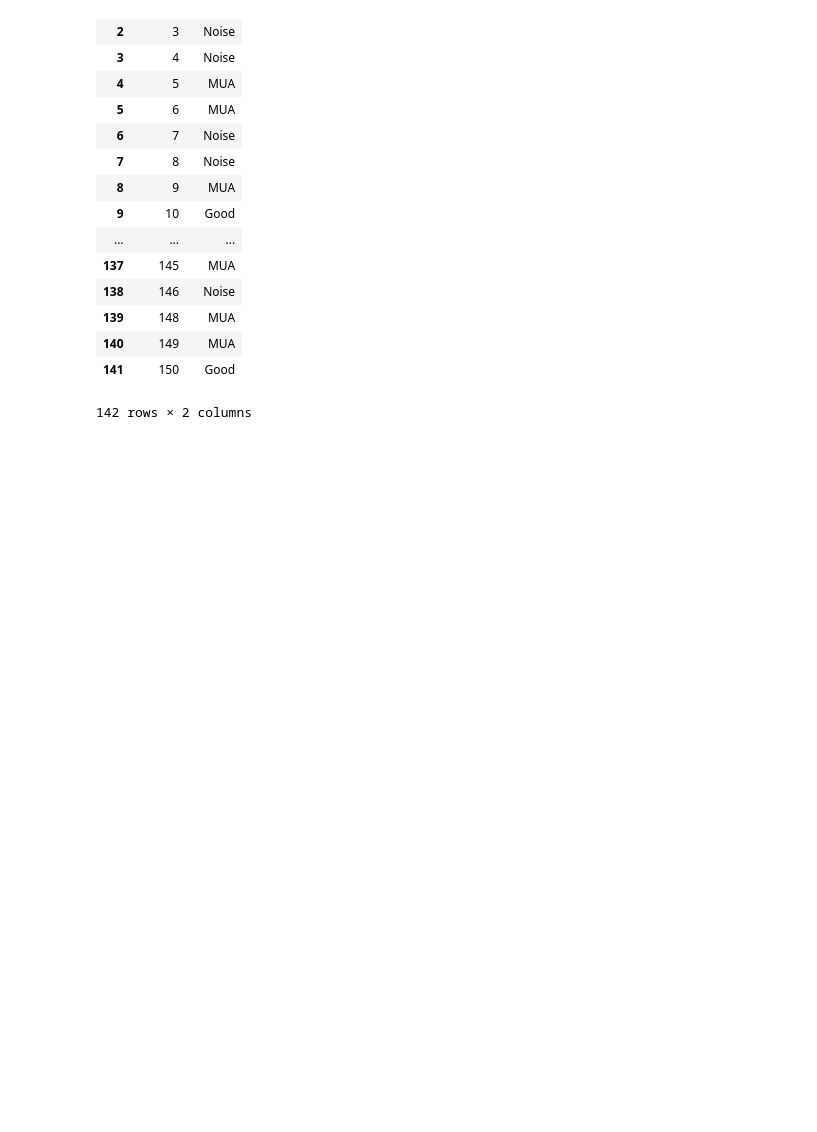
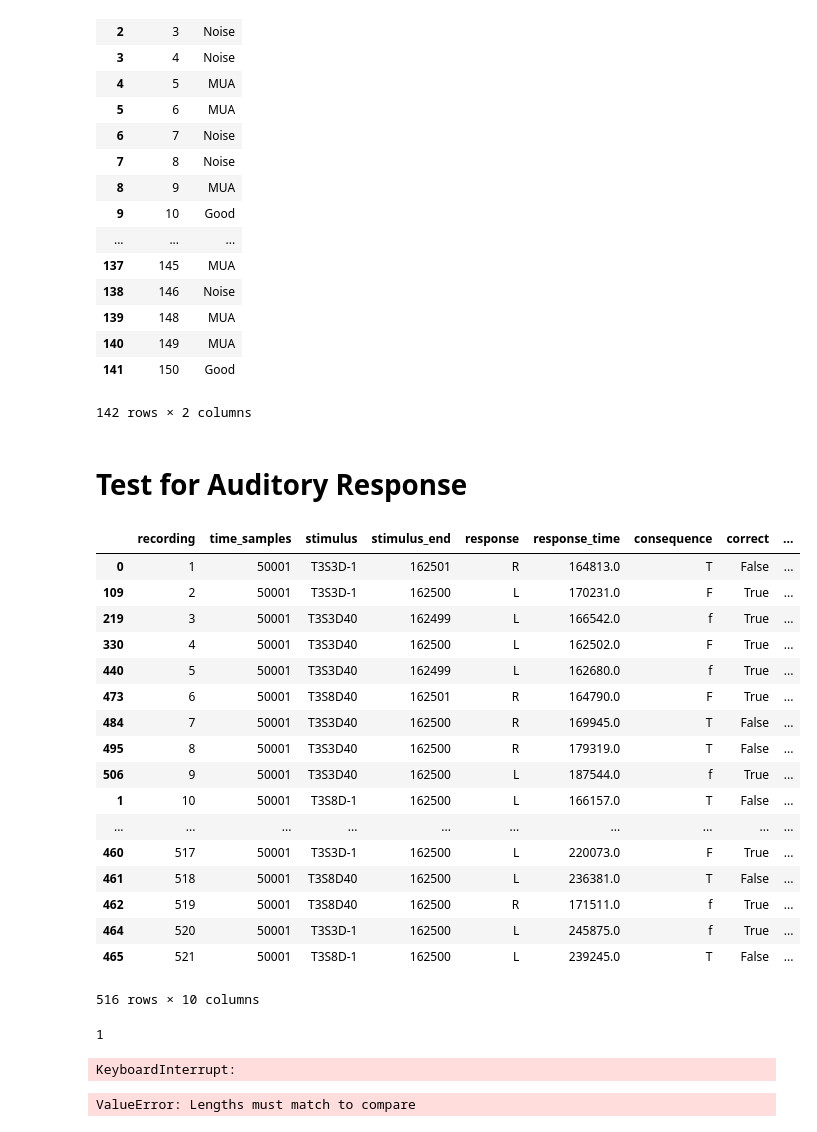
Before and after one commit to theilmbh/NeuralTDA, a Jupyter notebook: notebooks/check_clusters.ipynb, the cells around one changed output. Cells and saved outputs as stored; diff of their text form; code cells hidden in the pictures; blank space fills up the shorter version.

```diff
--- a/notebooks/check_clusters.ipynb
+++ b/notebooks/check_clusters.ipynb
@@ -88,3 +91,81 @@ clusters
 | 140 | 149 | MUA |
 | 141 | 150 | Good |
 142 rows × 2 columns
+# %% [markdown]
+# Test for Auditory Response
+# %%
+bp = '/mnt/cube/btheilma/emily/B604/klusta/phy103116/Pen01_Lft_AP2300_ML1250__Site15_Z2780__B604_cat_P01_S15_1/'
+blockPath = bp
+spikes = core.load_spikes(bp)
+clusters = core.load_clusters(bp)
+fs = core.load_fs(bp)
+trials = events.load_trials(bp)
+# %%
+trials
+# %% [output]
+|  | recording | time_samples | stimulus | stimulus_end | response | response_time | consequence | correct | ... |
+| 0 | 1 | 50001 | T3S3D-1 | 162501 | R | 164813.0 | T | False | ... |
+| 109 | 2 | 50001 | T3S3D-1 | 162500 | L | 170231.0 | F | True | ... |
+| 219 | 3 | 50001 | T3S3D40 | 162499 | L | 166542.0 | f | True | ... |
+| 330 | 4 | 50001 | T3S3D40 | 162500 | L | 162502.0 | F | True | ... |
+| 440 | 5 | 50001 | T3S3D40 | 162499 | L | 162680.0 | f | True | ... |
+| 473 | 6 | 50001 | T3S8D40 | 162501 | R | 164790.0 | F | True | ... |
+| 484 | 7 | 50001 | T3S3D40 | 162500 | R | 169945.0 | T | False | ... |
+| 495 | 8 | 50001 | T3S3D40 | 162500 | R | 179319.0 | T | False | ... |
+| 506 | 9 | 50001 | T3S3D40 | 162500 | L | 187544.0 | f | True | ... |
+| 1 | 10 | 50001 | T3S8D-1 | 162500 | L | 166157.0 | T | False | ... |
+| ... | ... | ... | ... | ... | ... | ... | ... | ... | ... |
+| 460 | 517 | 50001 | T3S3D-1 | 162500 | L | 220073.0 | F | True | ... |
+| 461 | 518 | 50001 | T3S8D40 | 162500 | L | 236381.0 | T | False | ... |
+| 462 | 519 | 50001 | T3S8D40 | 162500 | R | 171511.0 | f | True | ... |
+| 464 | 520 | 50001 | T3S3D-1 | 162500 | L | 245875.0 | f | True | ... |
+| 465 | 521 | 50001 | T3S8D-1 | 162500 | L | 239245.0 | T | False | ... |
+516 rows × 10 columns
+# %%
+good_mua_clusters = clusters[clusters['quality'].isin(['Good', 'MUA'])]
+good_mua_clusters_list = good_mua_clusters['cluster'].values
+
+
+trial_store = []
+for trial in trials.iterrows():
+
+    rec = trial[1]['recording']
+    print(rec)
+    stim_start = trial[1]['time_samples']
+    stim_end = trial[1]['stimulus_end']
+
+
+    act_store = []
+    for cluster in good_mua_clusters_list:
+        prestim_spiketrain = spiketrains.get_spiketrain(rec, stim_start, cluster, spikes, [-2, 0], fs)
+        stim_spiketrain = spiketrains.get_spiketrain(rec, stim_start, cluster, spikes, [0, float(stim_end)/fs], fs)
+        fr_pre = len(prestim_spiketrain) / 2.0
+        fr_stim = len(stim_spiketrain) / (float((stim_end - stim_start)) / fs)
+        activity = (fr_stim - fr_pre) / fr_pre
+        act_store.append(activity)
+    trial_store.append(act_store)
+
+trial_store = np.array(trial_store)
+# %% [output]
+1
+KeyboardInterrupt:
+# %%
+window = [-2, 0]
+samps = stim_start
+bds = [w*fs+samps for w in window]
+clu = cluster
+
+window_mask = (
+        (spikes['time_samples']>bds[0])
+        & (spikes['time_samples']<=bds[1])
+        )
+
+perievent_spikes = spikes[window_mask]
+
+mask = (
+        (perievent_spikes['recording']==rec)
+        & (perievent_spikes['cluster']==clu)
+        )
+t = (perievent_spikes['time_samples'][mask].values.astype(np.float_) - samps) / fs
+# %% [output]
+ValueError: Lengths must match to compare
```
Also changed, not shown: parts of 5 cells of this notebook.
